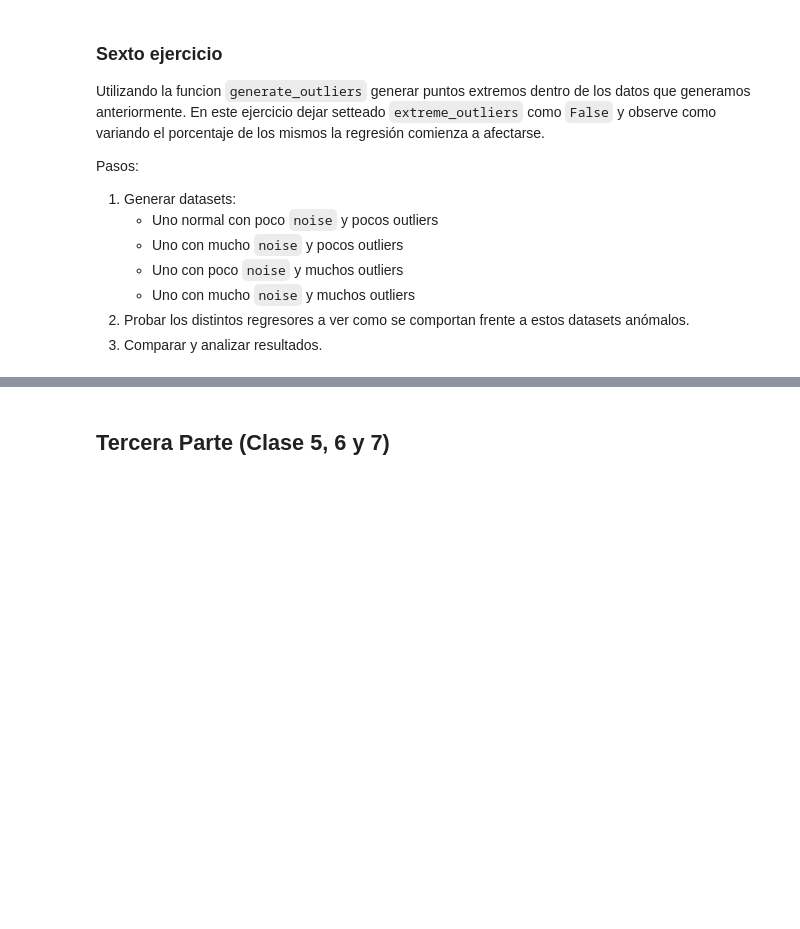
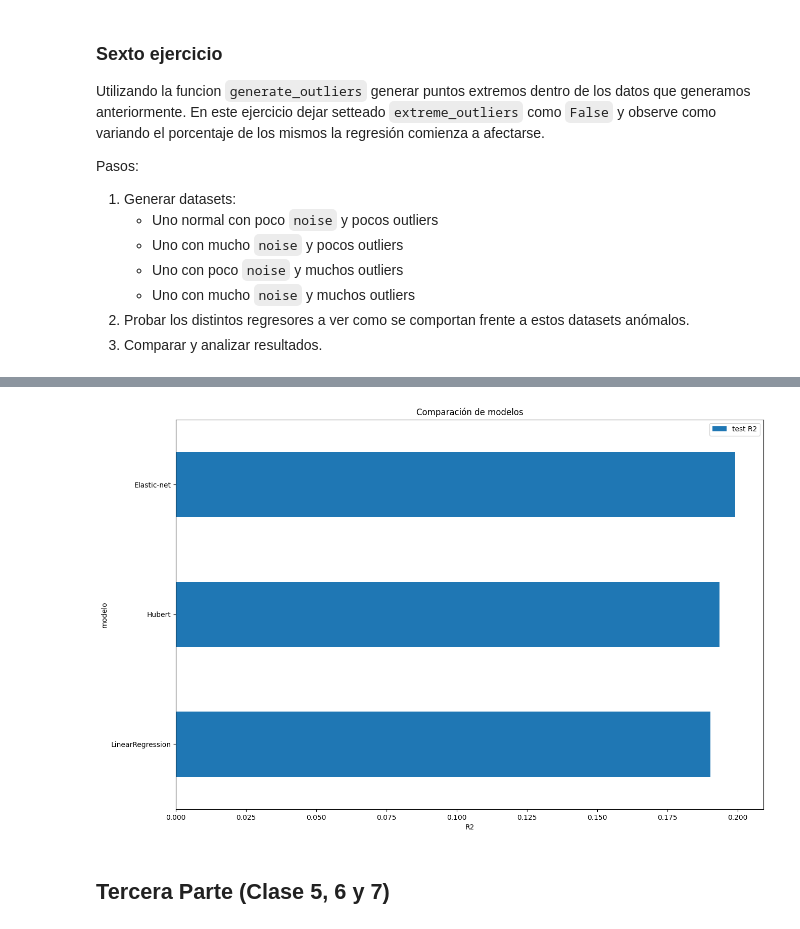
Before and after one commit to RobAxt/intro_ia, a Jupyter notebook: tp_integrador_enunciado/tp_integrador - resuelto.ipynb, the cells around one changed output, grey strips where cells are left out. Cells and saved outputs as stored; diff of their text form; code cells hidden in the pictures; blank space fills up the shorter version.

```diff
--- a/tp_integrador_enunciado/tp_integrador - resuelto.ipynb
+++ b/tp_integrador_enunciado/tp_integrador - resuelto.ipynb
@@ -477,3 +543,16 @@ plt.show()
+# %%
+df_comparacion = pd.DataFrame({
+                    'modelo': ['LinearRegression', 'Hubert', 'Elastic-net'],
+                    'test R2': [R2_lr, R2_hub, R2_elastic]
+                 })
+
+fig, ax = plt.subplots(figsize=(15, 10))
+df_comparacion.set_index('modelo').plot(kind='barh', ax=ax)
+ax.set_xlabel('R2')
+ax.set_ylabel('modelo')
+ax.set_title('Comparación de modelos');
+# %% [output]
+[figure, added]
 # %% [markdown]
 ## Tercera Parte (Clase 5, 6 y 7)
 # %% [markdown]
```
Also changed, not shown: parts of 26 cells of this notebook.
